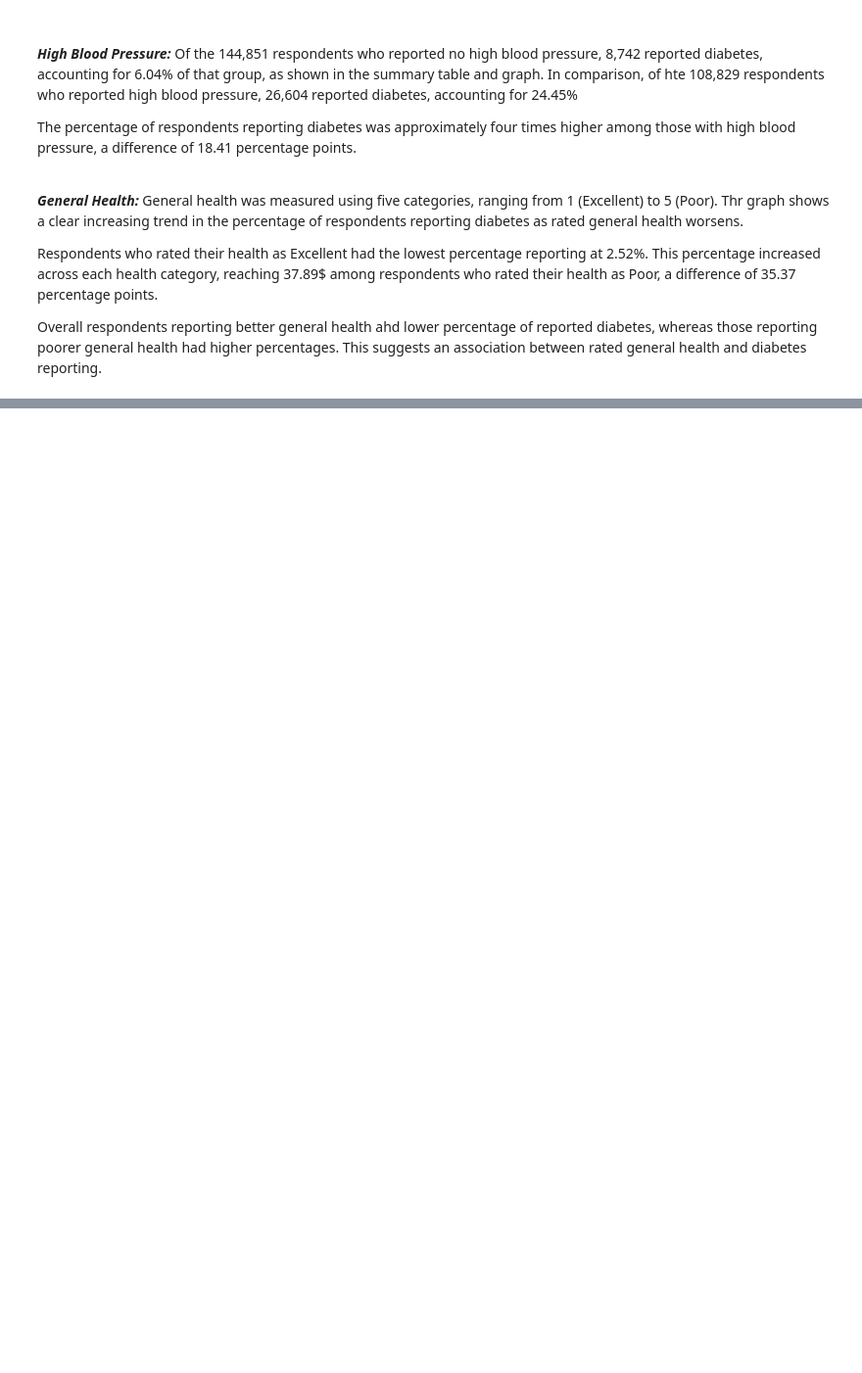
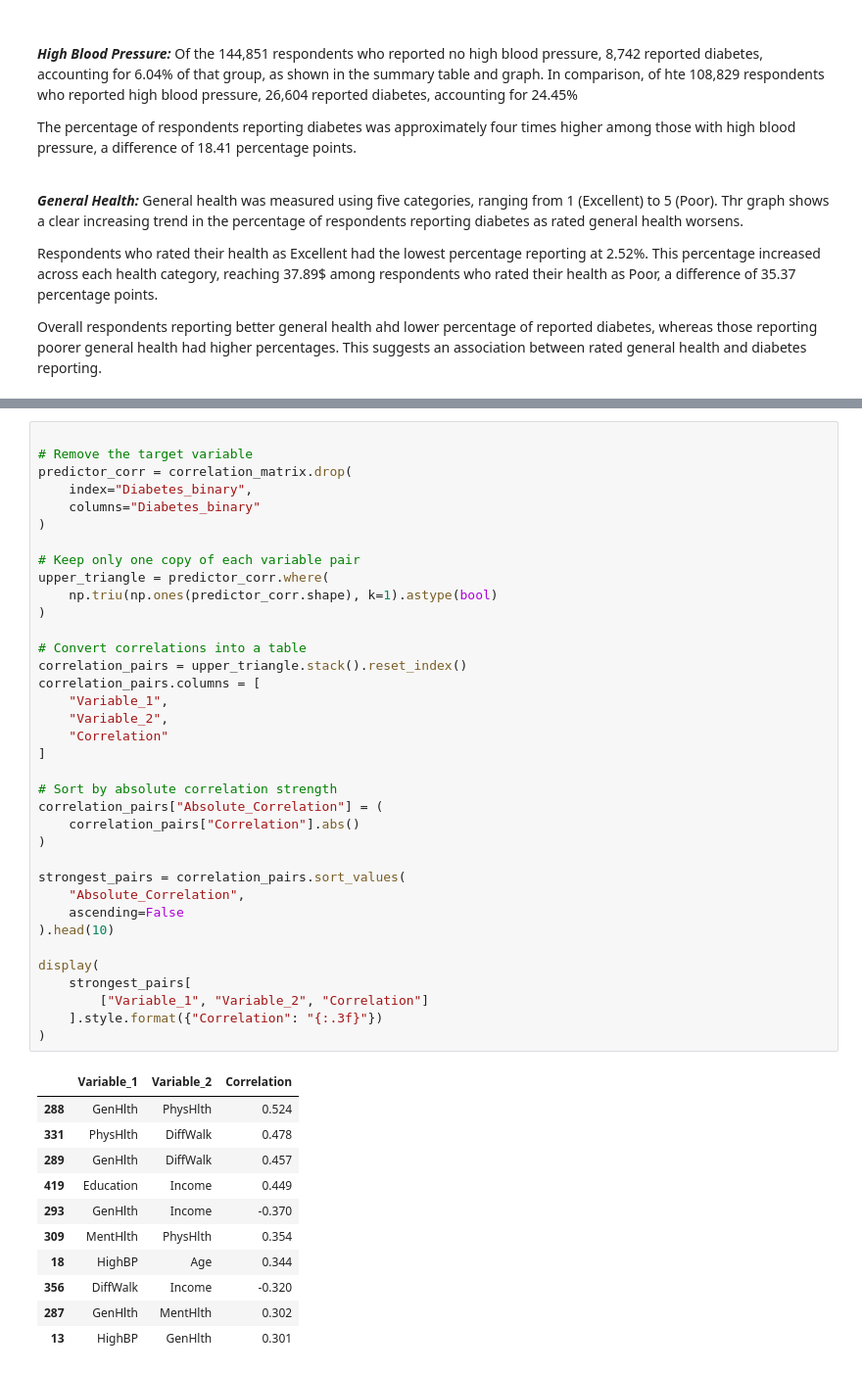
Before and after one commit to Ahmad-1031/DA_CA2, a Jupyter notebook: Notebooks/diabetes_crisp_dm.ipynb, the cells around one changed output, grey strips where cells are left out. Shown at 98% size. Drawn from its saved outputs; the diff is of its cells as text; blank space fills up the shorter version.

```diff
--- a/Notebooks/diabetes_crisp_dm.ipynb
+++ b/Notebooks/diabetes_crisp_dm.ipynb
@@ -914,0 +939,48 @@ Overall respondents reporting better general health ahd lower percentage of repo
+# %%
+
+# Remove the target variable
+predictor_corr = correlation_matrix.drop(
+    index="Diabetes_binary",
+    columns="Diabetes_binary"
+)
+
+# Keep only one copy of each variable pair
+upper_triangle = predictor_corr.where(
+    np.triu(np.ones(predictor_corr.shape), k=1).astype(bool)
+)
+
+# Convert correlations into a table
+correlation_pairs = upper_triangle.stack().reset_index()
+correlation_pairs.columns = [
+    "Variable_1",
+    "Variable_2",
+    "Correlation"
+]
+
+# Sort by absolute correlation strength
+correlation_pairs["Absolute_Correlation"] = (
+    correlation_pairs["Correlation"].abs()
+)
+
+strongest_pairs = correlation_pairs.sort_values(
+    "Absolute_Correlation",
+    ascending=False
+).head(10)
+
+display(
+    strongest_pairs[
+        ["Variable_1", "Variable_2", "Correlation"]
+    ].style.format({"Correlation": "{:.3f}"})
+)
+# %% [output]
+|  | Variable_1 | Variable_2 | Correlation |
+| 288 | GenHlth | PhysHlth | 0.524 |
+| 331 | PhysHlth | DiffWalk | 0.478 |
+| 289 | GenHlth | DiffWalk | 0.457 |
+| 419 | Education | Income | 0.449 |
+| 293 | GenHlth | Income | -0.370 |
+| 309 | MentHlth | PhysHlth | 0.354 |
+| 18 | HighBP | Age | 0.344 |
+| 356 | DiffWalk | Income | -0.320 |
+| 287 | GenHlth | MentHlth | 0.302 |
+| 13 | HighBP | GenHlth | 0.301 |
```
Also changed, not shown: parts of 3 cells of this notebook.
